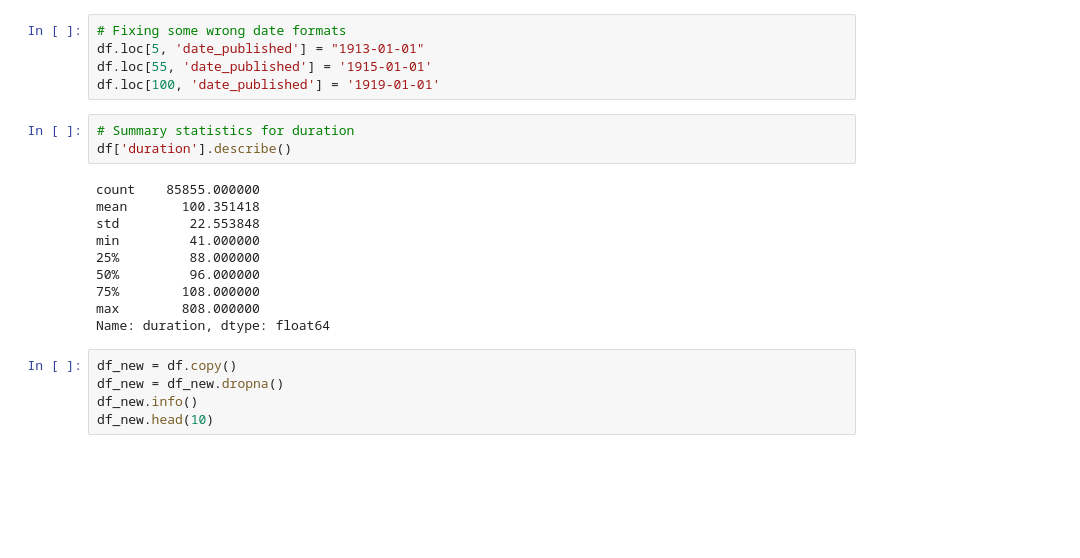
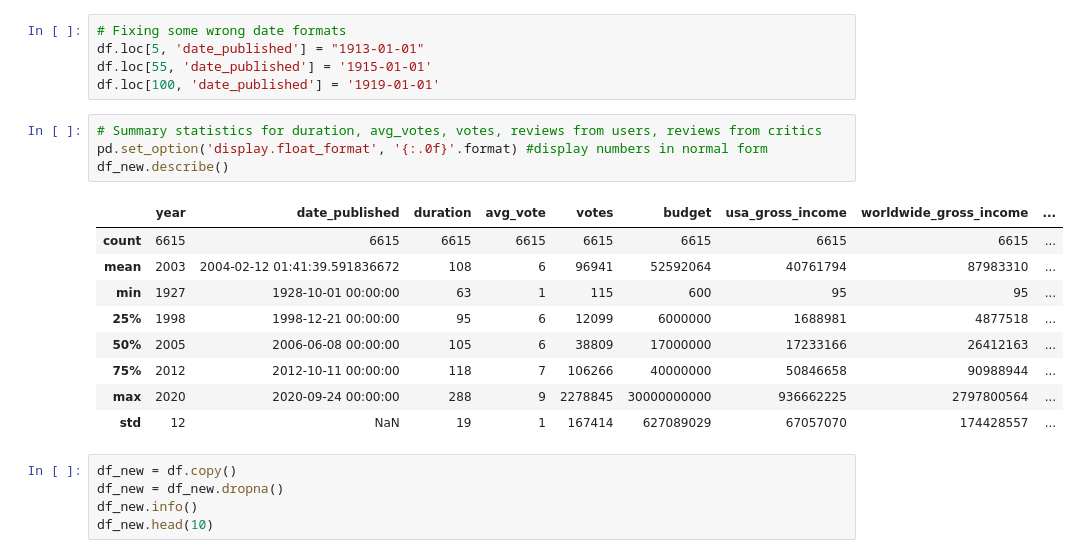
Before and after one commit to Mark-crypto/IMDb-Movie-Rating-Analysis, a Jupyter notebook: movie_analysis.ipynb, the cells around one changed output. Saved outputs shown, nothing was run; the diff lists cells and outputs as text; blank space fills up the shorter version.

```diff
--- a/movie_analysis.ipynb
+++ b/movie_analysis.ipynb
@@ -46,18 +46,19 @@ df.loc[5, 'date_published'] = "1913-01-01"
 df.loc[55, 'date_published'] = '1915-01-01'
 df.loc[100, 'date_published'] = '1919-01-01'
 # %%
-# Summary statistics for duration
-df['duration'].describe()
+# Summary statistics for duration, avg_votes, votes, reviews from users, reviews from critics
+pd.set_option('display.float_format', '{:.0f}'.format) #display numbers in normal form
+df_new.describe()
 # %% [output]
-count    85855.000000
-mean       100.351418
-std         22.553848
-min         41.000000
-25%         88.000000
-50%         96.000000
-75%        108.000000
-max        808.000000
-Name: duration, dtype: float64
+|  | year | date_published | duration | avg_vote | votes | budget | usa_gross_income | worldwide_gross_income | ... |
+| count | 6615 | 6615 | 6615 | 6615 | 6615 | 6615 | 6615 | 6615 | ... |
+| mean | 2003 | 2004-02-12 01:41:39.591836672 | 108 | 6 | 96941 | 52592064 | 40761794 | 87983310 | ... |
+| min | 1927 | 1928-10-01 00:00:00 | 63 | 1 | 115 | 600 | 95 | 95 | ... |
+| 25% | 1998 | 1998-12-21 00:00:00 | 95 | 6 | 12099 | 6000000 | 1688981 | 4877518 | ... |
+| 50% | 2005 | 2006-06-08 00:00:00 | 105 | 6 | 38809 | 17000000 | 17233166 | 26412163 | ... |
+| 75% | 2012 | 2012-10-11 00:00:00 | 118 | 7 | 106266 | 40000000 | 50846658 | 90988944 | ... |
+| max | 2020 | 2020-09-24 00:00:00 | 288 | 9 | 2278845 | 30000000000 | 936662225 | 2797800564 | ... |
+| std | 12 | NaN | 19 | 1 | 167414 | 627089029 | 67057070 | 174428557 | ... |
 # %%
 df_new = df.copy()
 df_new = df_new.dropna()
```
Also changed, not shown: parts of 4 cells of this notebook.
